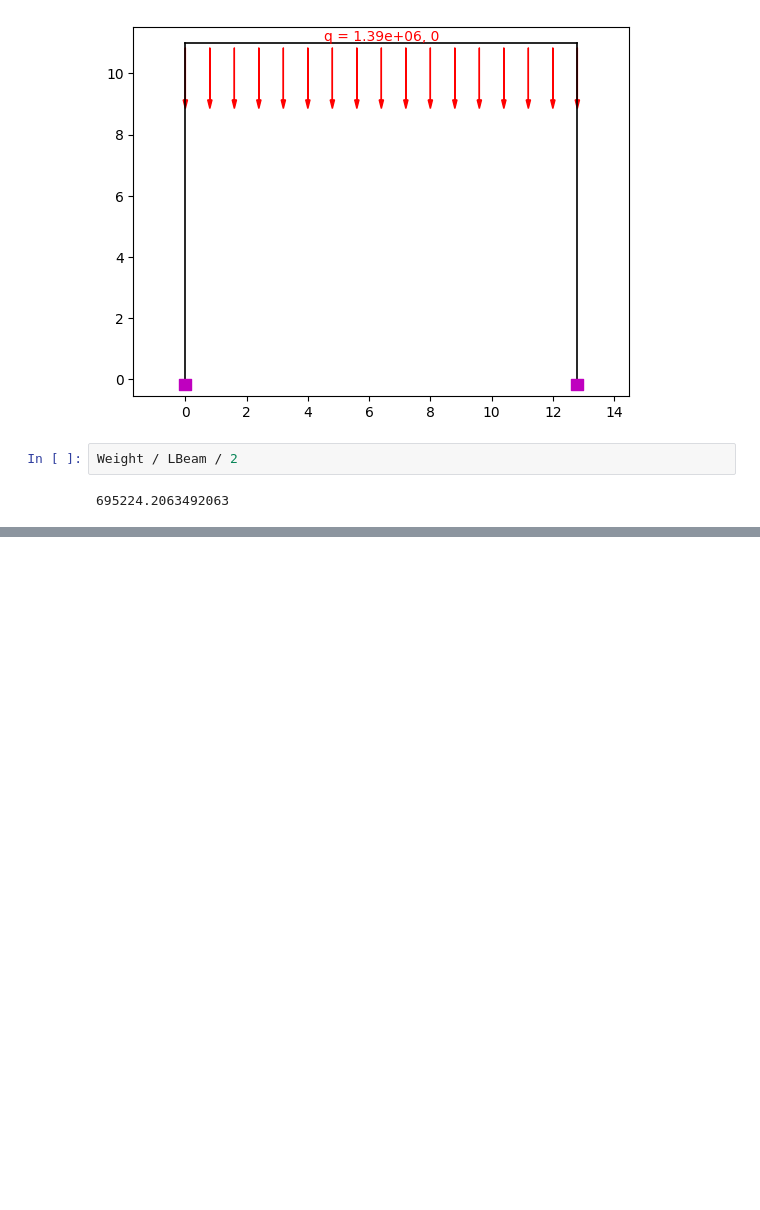
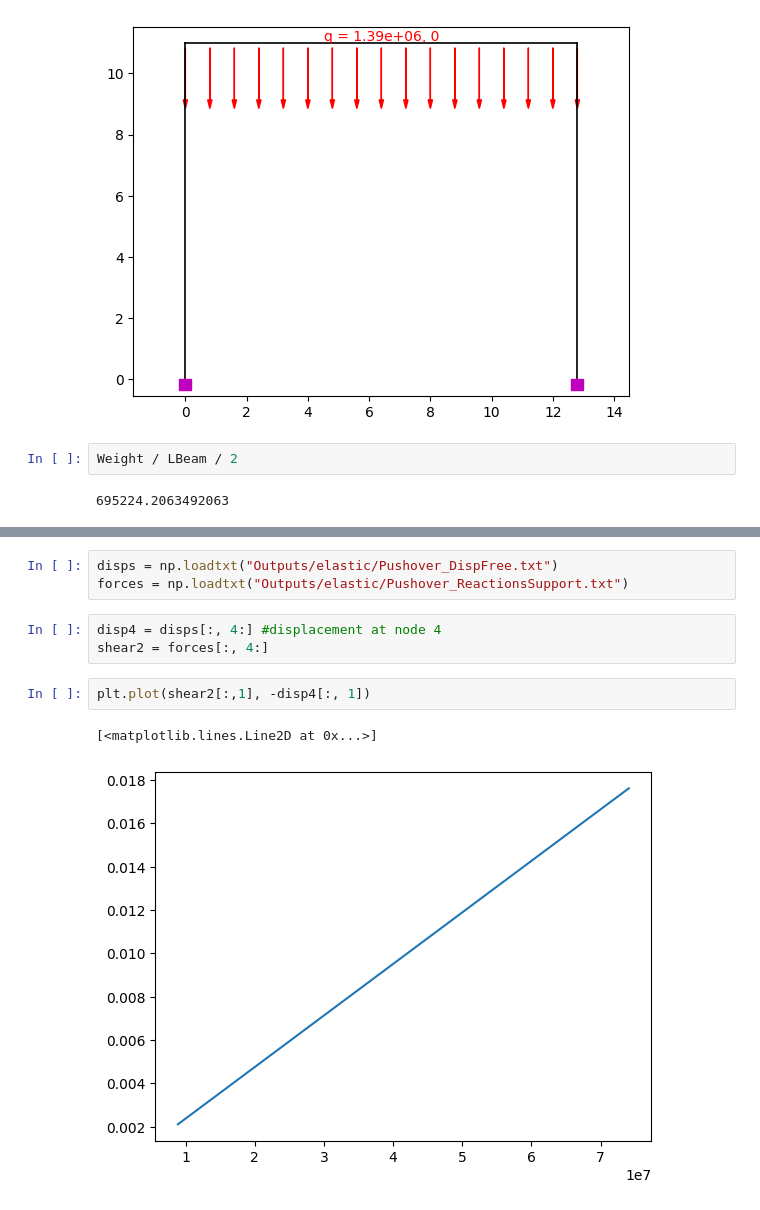
Before and after one commit to Ashim-Paudel/OpenSees-Resources-for-Beginners, a Jupyter notebook: Portal Frame/Analysis of Portal Frame - Elastic Section.ipynb, the cells around one changed output, grey strips where cells are left out. Saved outputs shown, nothing was run; the diff lists cells and outputs as text; blank space fills up the shorter version.

```diff
--- a/Portal Frame/Analysis of Portal Frame - Elastic Section.ipynb
+++ b/Portal Frame/Analysis of Portal Frame - Elastic Section.ipynb
@@ -272,0 +339,11 @@ ovs.plot_defo()
+# %%
+disps = np.loadtxt("Outputs/elastic/Pushover_DispFree.txt")
+forces = np.loadtxt("Outputs/elastic/Pushover_ReactionsSupport.txt")
+# %%
+disp4 = disps[:, 4:] #displacement at node 4
+shear2 = forces[:, 4:]
+# %%
+plt.plot(shear2[:,1], -disp4[:, 1])
+# %% [output]
+[<matplotlib.lines.Line2D at 0x...>]
+[figure, added]
```
Also changed, not shown: parts of 10 cells of this notebook, 9 other files.
